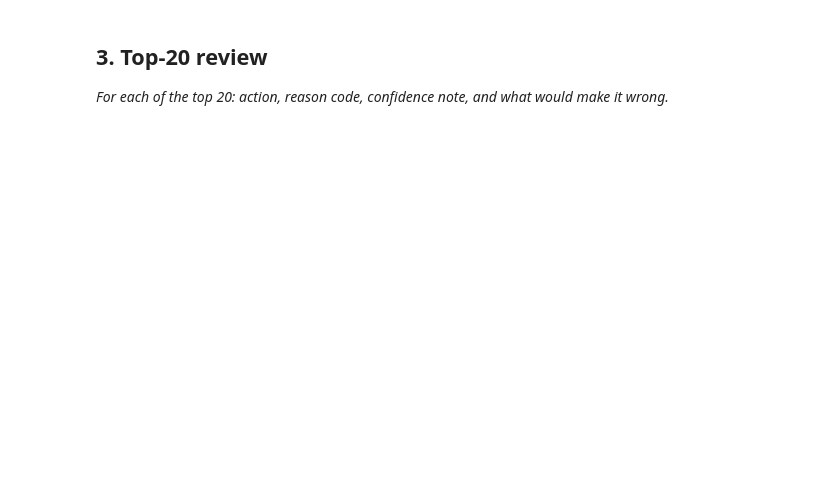
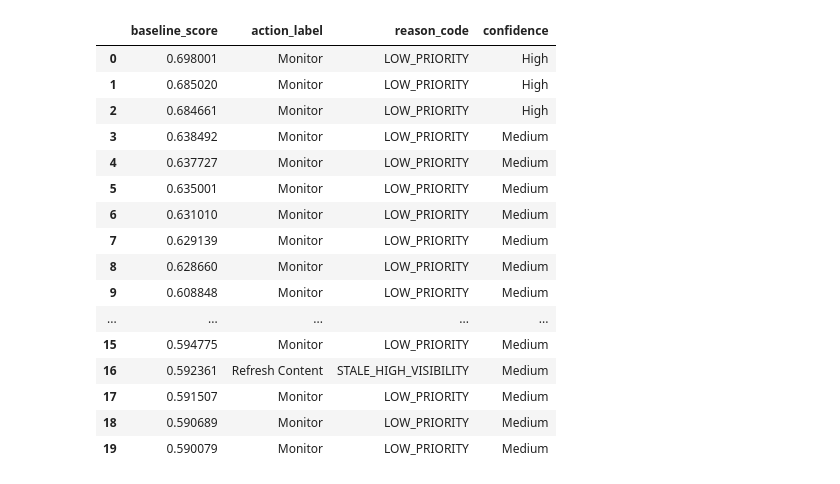
Before and after one commit to Epinnn14/Flyrank-ML-Intern, a Jupyter notebook: work/notebooks/w04_baseline_score.ipynb, the cells around one changed output. Cells and saved outputs as stored; diff of their text form; code cells hidden in the pictures; blank space fills up the shorter version.

```diff
--- a/work/notebooks/w04_baseline_score.ipynb
+++ b/work/notebooks/w04_baseline_score.ipynb
@@ -20,7 +305,32 @@ This skeleton is yours to fill. Work the sections **in order** — each one has
 # %%
 # This cell is for CODE (numbers, a query, a check).
 # Write your text answer in the cell ABOVE this one — typing sentences here breaks Run All.
+
+top20 = ranked.head(20).copy()
+
+review = top20[[
+    "baseline_score",
+    "action_label",
+    "reason_code",
+    "confidence"
+]].copy()
+
+review
+# %% [output]
+|  | baseline_score | action_label | reason_code | confidence |
+| 0 | 0.698001 | Monitor | LOW_PRIORITY | High |
+| 1 | 0.685020 | Monitor | LOW_PRIORITY | High |
+| 2 | 0.684661 | Monitor | LOW_PRIORITY | High |
+| 3 | 0.638492 | Monitor | LOW_PRIORITY | Medium |
+| 4 | 0.637727 | Monitor | LOW_PRIORITY | Medium |
+| 5 | 0.635001 | Monitor | LOW_PRIORITY | Medium |
+| 6 | 0.631010 | Monitor | LOW_PRIORITY | Medium |
+| 7 | 0.629139 | Monitor | LOW_PRIORITY | Medium |
+| 8 | 0.628660 | Monitor | LOW_PRIORITY | Medium |
+| 9 | 0.608848 | Monitor | LOW_PRIORITY | Medium |
+| ... | ... | ... | ... | ... |
+| 15 | 0.594775 | Monitor | LOW_PRIORITY | Medium |
+| 16 | 0.592361 | Refresh Content | STALE_HIGH_VISIBILITY | Medium |
+| 17 | 0.591507 | Monitor | LOW_PRIORITY | Medium |
+| 18 | 0.590689 | Monitor | LOW_PRIORITY | Medium |
+| 19 | 0.590079 | Monitor | LOW_PRIORITY | Medium |
-# %% [markdown]
-## 3. Top-20 review
-
-*For each of the top 20: action, reason code, confidence note, and what would make it wrong.*
```
Also changed, not shown: parts of 21 cells of this notebook.
